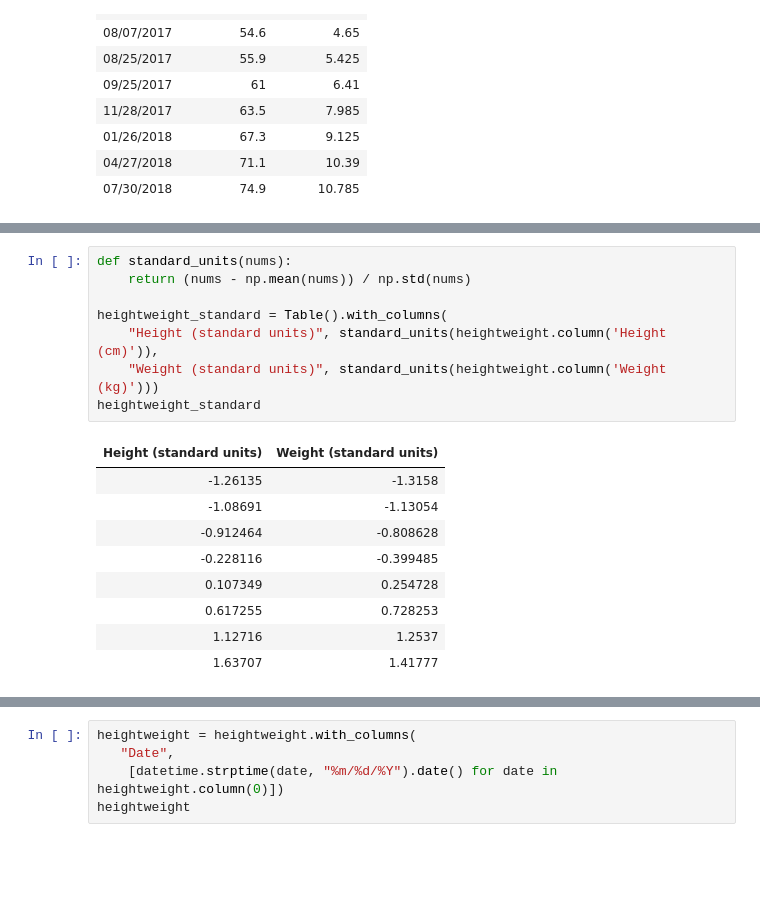
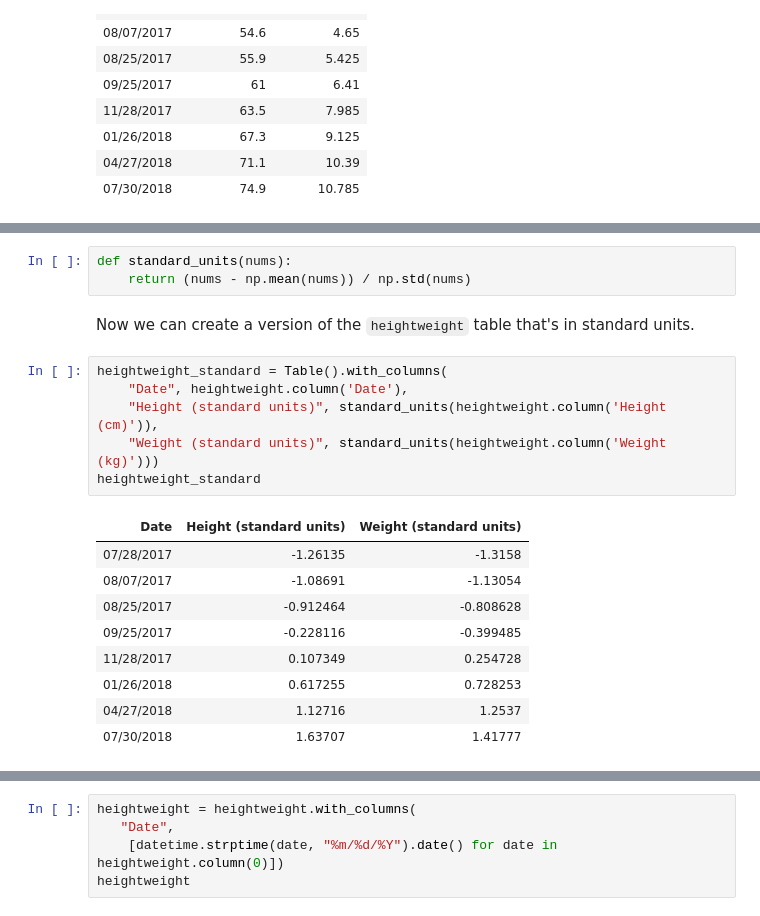
Before and after one commit to lkuper/composition.al-notebooks, a Jupyter notebook: regression.ipynb, the cells around one changed output, grey strips where cells are left out. Saved outputs shown, nothing was run; the diff lists cells and outputs as text; blank space fills up the shorter version.

```diff
--- a/regression.ipynb
+++ b/regression.ipynb
@@ -38,21 +44,24 @@ heightweight.scatter('Height (cm)', 'Weight (kg)')
+# %%
+def standard_units(nums):
+    return (nums - np.mean(nums)) / np.std(nums)
+# %% [markdown]
+Now we can create a version of the `heightweight` table that's in standard units.
 # %%
-def standard_units(nums):
-    return (nums - np.mean(nums)) / np.std(nums)
-
 heightweight_standard = Table().with_columns(
+    "Date", heightweight.column('Date'),
     "Height (standard units)", standard_units(heightweight.column('Height (cm)')),
     "Weight (standard units)", standard_units(heightweight.column('Weight (kg)')))
 heightweight_standard
 # %% [output]
-| Height (standard units) | Weight (standard units) |
-| -1.26135 | -1.3158 |
-| -1.08691 | -1.13054 |
-| -0.912464 | -0.808628 |
-| -0.228116 | -0.399485 |
-| 0.107349 | 0.254728 |
-| 0.617255 | 0.728253 |
-| 1.12716 | 1.2537 |
-| 1.63707 | 1.41777 |
+| Date | Height (standard units) | Weight (standard units) |
+| 07/28/2017 | -1.26135 | -1.3158 |
+| 08/07/2017 | -1.08691 | -1.13054 |
+| 08/25/2017 | -0.912464 | -0.808628 |
+| 09/25/2017 | -0.228116 | -0.399485 |
+| 11/28/2017 | 0.107349 | 0.254728 |
+| 01/26/2018 | 0.617255 | 0.728253 |
+| 04/27/2018 | 1.12716 | 1.2537 |
+| 07/30/2018 | 1.63707 | 1.41777 |
 # %%
 heightweight_standard.scatter('Height (standard units)', 'Weight (standard units)')
 # %% [output]
```
Also changed, not shown: parts of 21 cells of this notebook.
